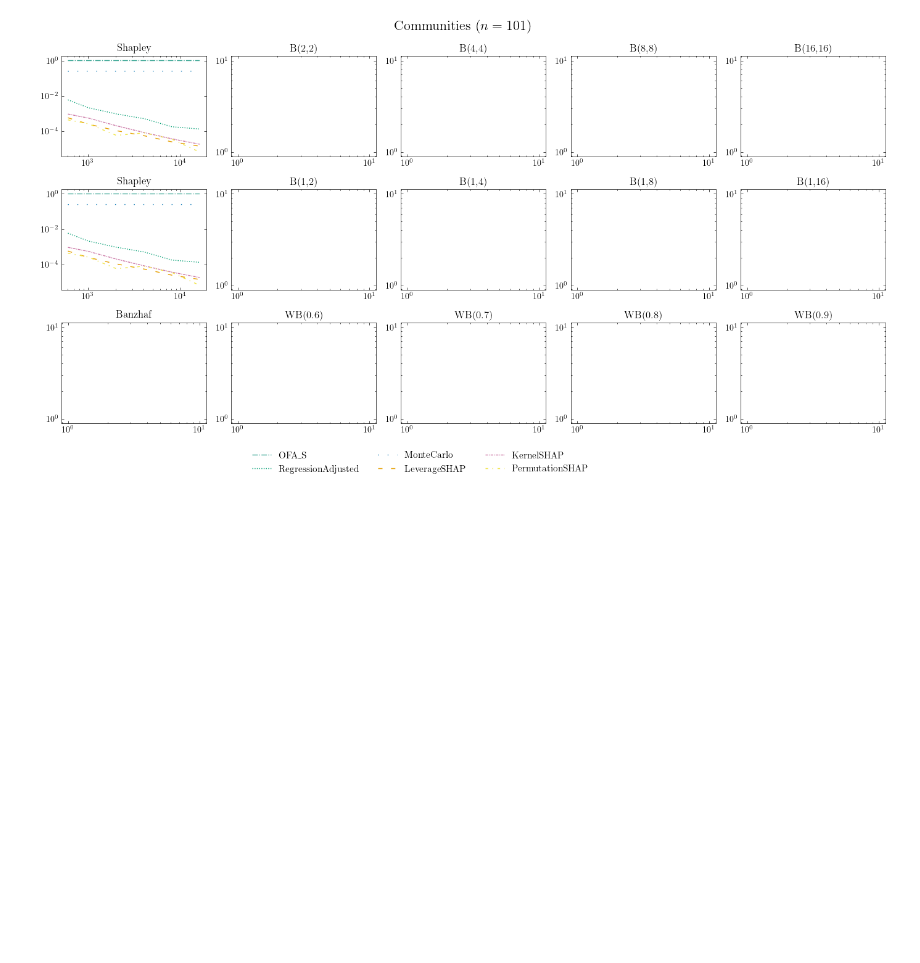
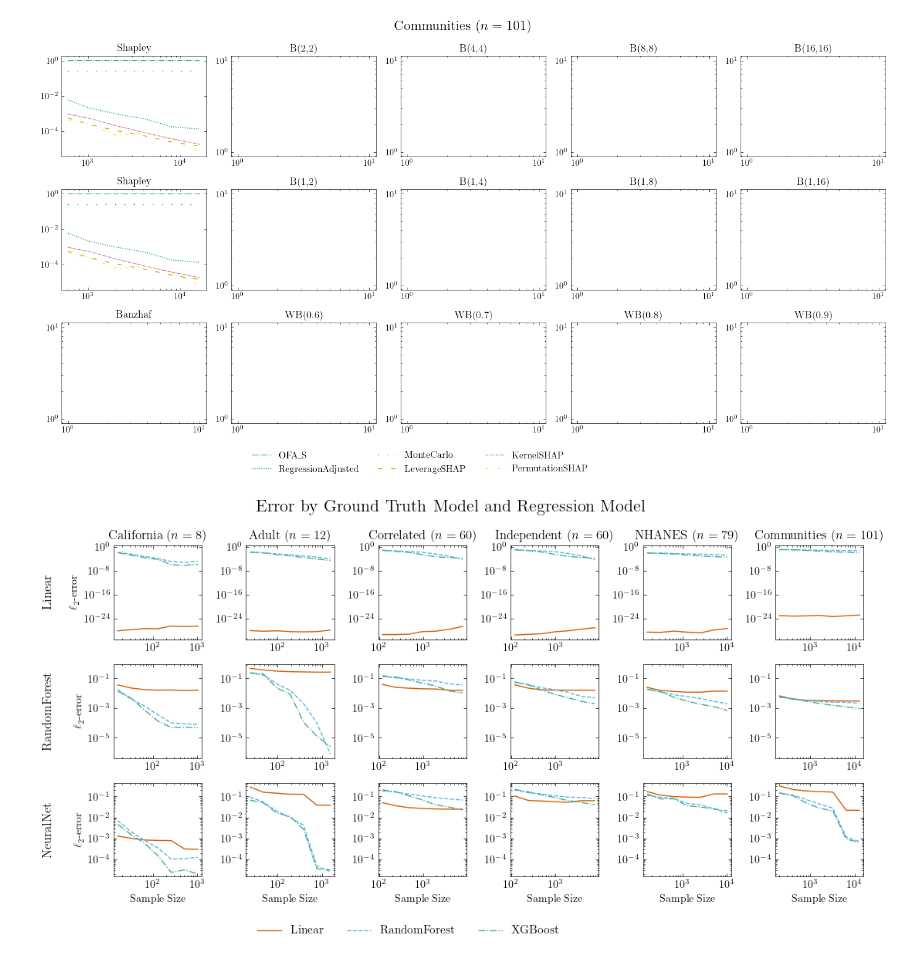
Before and after one commit to rtealwitter/regressionMSR, a Jupyter notebook: plot_big.ipynb, the cells around one changed output. Drawn from its saved outputs; the diff is of its cells as text; code cells hidden in the pictures; blank space fills up the shorter version.

Commit message:
plot of ground truth vs regression model performance

```diff
--- a/plot_big.ipynb
+++ b/plot_big.ipynb
@@ -116,6 +116,22 @@ def load_filtered_error(filter, extra_variable = None):
                     results[dataset][weighting][estimator][line[extra_variable]].append(line['error'])
 
     return results
+
+def load_fit_error(dataset, ground_truth_class):
+    filename = f'output/fit_{dataset}.csv'
+    errors = {
+        'Linear' : {}, 'RandomForest' : {}, 'XGBoost' : {}
+    }
+    with open(filename, 'r') as f:
+        for line in f:
+            dict = eval(line)
+            if dict['ground_truth_class'] != ground_truth_class:
+                continue
+            sm, rm = dict['sample_multiplier'], dict['reg_model_class']
+            if sm not in errors[rm]:
+                errors[rm][sm] = []
+            errors[rm][sm].append(dict['error'])
+    return errors
 # %%
 cb_colors = [
     "#D55E00",  # Vermillion
@@ -393,3 +398,64 @@ No data for dataset: Communities, Weight: weighted_banzhaf_0.9, Estimator: Regre
 Dataset: Communities, Weight: weighted_banzhaf_0.9, Estimator: MonteCarlo, Val: 606
 No data for dataset: Communities, Weight: weighted_banzhaf_0.9, Estimator: MonteCarlo
 [figure]
+# %%
+# Make a giant plot
+# The columns are the datasets
+# The rows are the ground_truth_class
+# Each subplot is a line plot of the error for reg_model_class and the x axis is the number of samples
+
+fig, axs = plt.subplots(3, 6, figsize=(11, 5.5))
+
+
+all_handles = {}
+for i, ground_truth_class in enumerate(['Linear', 'RandomForest', 'NeuralNet']):
+    for j, dataset in enumerate(dataset_names):
+        fit_errors = load_fit_error(dataset, ground_truth_class)
+        for reg_model_class_idx, reg_model_class in enumerate(fit_errors.keys()):
+            errors = []
+            num_samples = []
+            for val in fit_errors[reg_model_class]:
+                errors.append(np.median(fit_errors[reg_model_class][val]))
+                num_samples += [int(dataset_lookup[dataset]*val)]
+
+            line, = axs[i, j].plot(num_samples, errors,
+                                   label=reg_model_class,
+                                   linestyle=linestyles[reg_model_class_idx],
+                                   color=cb_colors[reg_model_class_idx])
+
+            # Add the line handle to the global collection
+            if reg_model_class not in all_handles:
+                all_handles[reg_model_class] = line
+        axs[i, j].set_yscale('log')
+        axs[i, j].set_xscale('log')
+        if i == 0:
+            axs[i, j].set_title(fr'{dataset} ($n={dataset_lookup[dataset]}$)')
+        if j == 0:
+            axs[i, j].set_ylabel(fr'$\ell_2$-error')
+            axs[i,j].annotate(ground_truth_class,
+                xy=(-.75, 0.5),              # Coordinates in axis fraction
+                xycoords='axes fraction', # Relative to the axis
+                fontsize=12,
+                rotation=90,              # Rotate to align with y-axis
+                ha='center',              # Centered horizontally
+                va='center',              # Centered vertically
+                color='black')
+        if i == 2:
+            axs[i, j].set_xlabel('Sample Size')
+
+
+fig.suptitle(f'Error by Ground Truth Model and Regression Model', fontsize=16)
+# Two layers of legends
+fig.legend(all_handles.values(), all_handles.keys(), loc='upper center', ncol=len(all_handles), bbox_to_anchor=(0.45,0), fontsize=11)
+for i in range(3):
+    ylims = [ax.get_ylim() for ax in axs[i, :]]
+
+    shared_ylim = (min(y[0] for y in ylims), max(y[1] for y in ylims))
+
+    for ax in axs[i, :]:
+        ax.set_ylim(shared_ylim)
+
+plt.tight_layout()
+plt.show()
+# %% [output]
+[figure, added]
```
Also changed, not shown: parts of 1 cell of this notebook, 7 other files.
